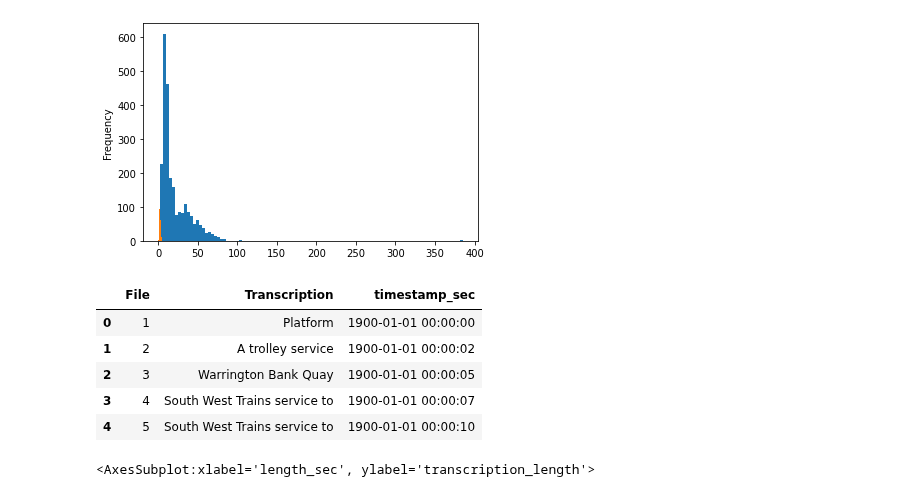
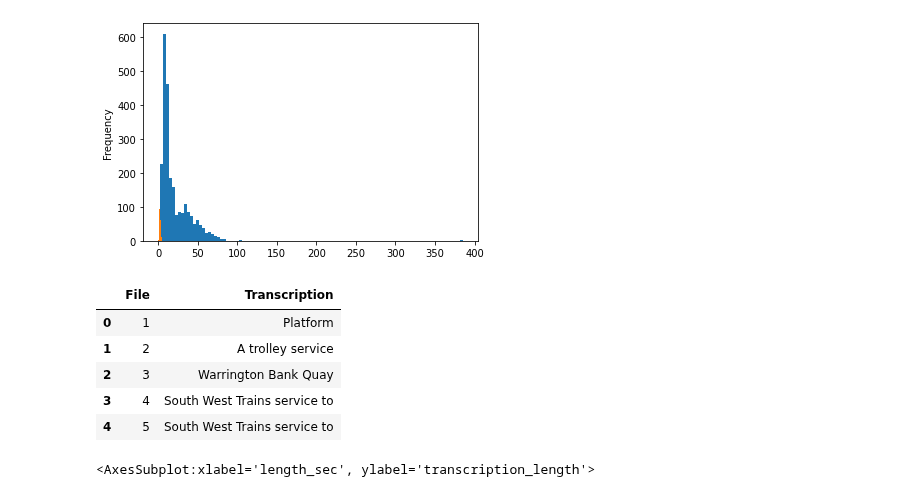
Before and after one commit to mattmcd/PyBayes, a Jupyter notebook: scripts/journal_20220822.ipynb, the cells around one changed output. Saved outputs shown, nothing was run; the diff lists cells and outputs as text; code cells hidden in the pictures.

```diff
--- a/scripts/journal_20220822.ipynb
+++ b/scripts/journal_20220822.ipynb
@@ -257,14 +257,14 @@ _ = scot_rail.df_meta.length_sec.plot(kind='hist', bins=100)
 # %% [output]
 [figure]
 # %%
-df_l.loc[:, ['File', 'Transcription', 'timestamp_sec']].head()
+df_l.loc[:, ['File', 'Transcription']].head()
 # %% [output]
-|  | File | Transcription | timestamp_sec |
-| 0 | 1 | Platform | 1900-01-01 00:00:00 |
-| 1 | 2 | A trolley service | 1900-01-01 00:00:02 |
-| 2 | 3 | Warrington Bank Quay | 1900-01-01 00:00:05 |
-| 3 | 4 | South West Trains service to | 1900-01-01 00:00:07 |
-| 4 | 5 | South West Trains service to | 1900-01-01 00:00:10 |
+|  | File | Transcription |
+| 0 | 1 | Platform |
+| 1 | 2 | A trolley service |
+| 2 | 3 | Warrington Bank Quay |
+| 3 | 4 | South West Trains service to |
+| 4 | 5 | South West Trains service to |
 # %%
 # Try just adding annotated transcriptions to the sound metadata
 scot_rail.df_meta['transcription'] = df_l.Transcription
```
Also changed, not shown: parts of 4 cells of this notebook, 1 other file.
